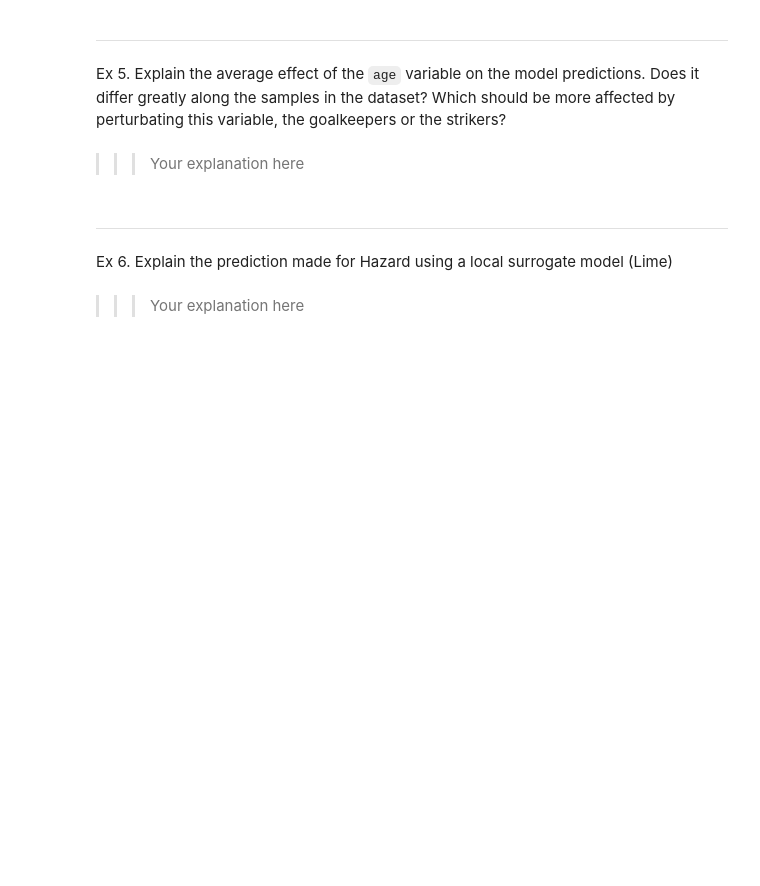
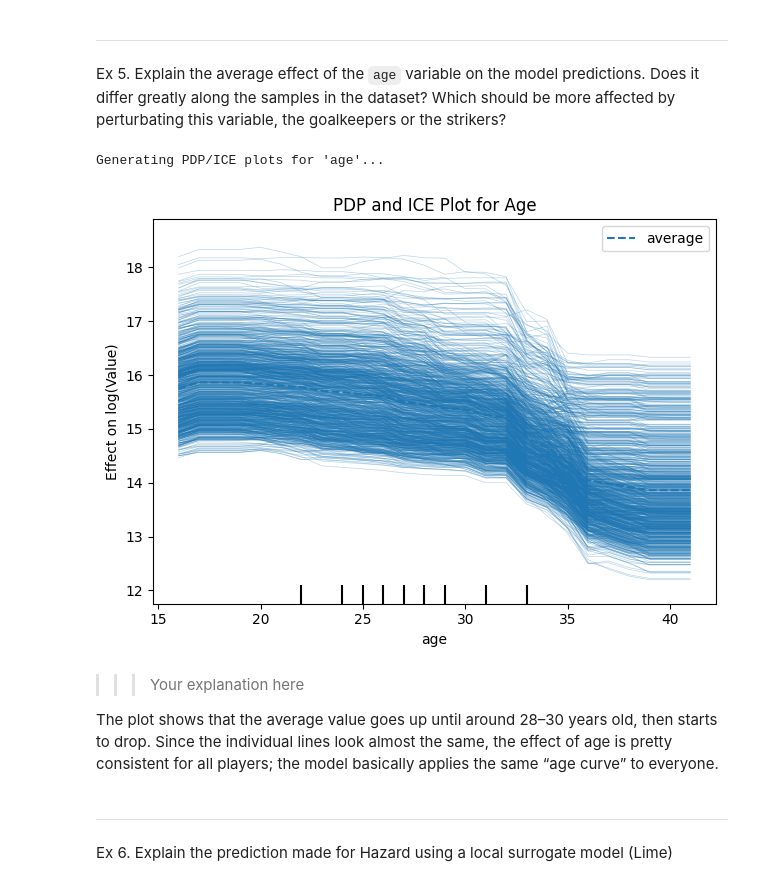
Before and after one commit to ICAI-IMAT-XAI/p1-tabular-methods-zano0, a Jupyter notebook: notebook/exercise.ipynb, the cells around one changed output. Saved outputs shown, nothing was run; the diff lists cells and outputs as text; code cells hidden in the pictures; blank space fills up the shorter version.

```diff
--- a/notebook/exercise.ipynb
+++ b/notebook/exercise.ipynb
@@ -92,10 +320,32 @@ Ex 4. Explain how perturbating the `height_cm` variable affect the value of Cris
 # %% [markdown]
 ---
 Ex 5. Explain the average effect of the `age` variable on the model predictions. Does it differ greatly along the samples in the dataset? Which should be more affected by perturbating this variable, the goalkeepers or the strikers?
-# %% [markdown]
->>> Your explanation here
+# %%
+from sklearn.inspection import PartialDependenceDisplay
+
+print(f"Generating PDP/ICE plots for 'age'...")
+
+PartialDependenceDisplay.from_estimator(
+    model,
+    X_train,
+    ['age'],
+    kind='both',
+    grid_resolution=50
+)
+
+plt.title("PDP and ICE Plot for Age")
+plt.ylabel("Effect on log(Value)")
+plt.tight_layout()
+plt.show()
+# %% [output]
+Generating PDP/ICE plots for 'age'...
+[figure, added]
+# %% [markdown]
+>>> Your explanation here
+
+
+The plot shows that the average value goes up until around 28–30 years old, then starts to drop.
+Since the individual lines look almost the same, the effect of age is pretty consistent for all players; the model basically applies the same “age curve” to everyone.
 # %% [markdown]
 ---
 Ex 6. Explain the prediction made for Hazard using a local surrogate model (Lime)
-# %% [markdown]
->>> Your explanation here
```
Also changed, not shown: parts of 14 cells of this notebook.
